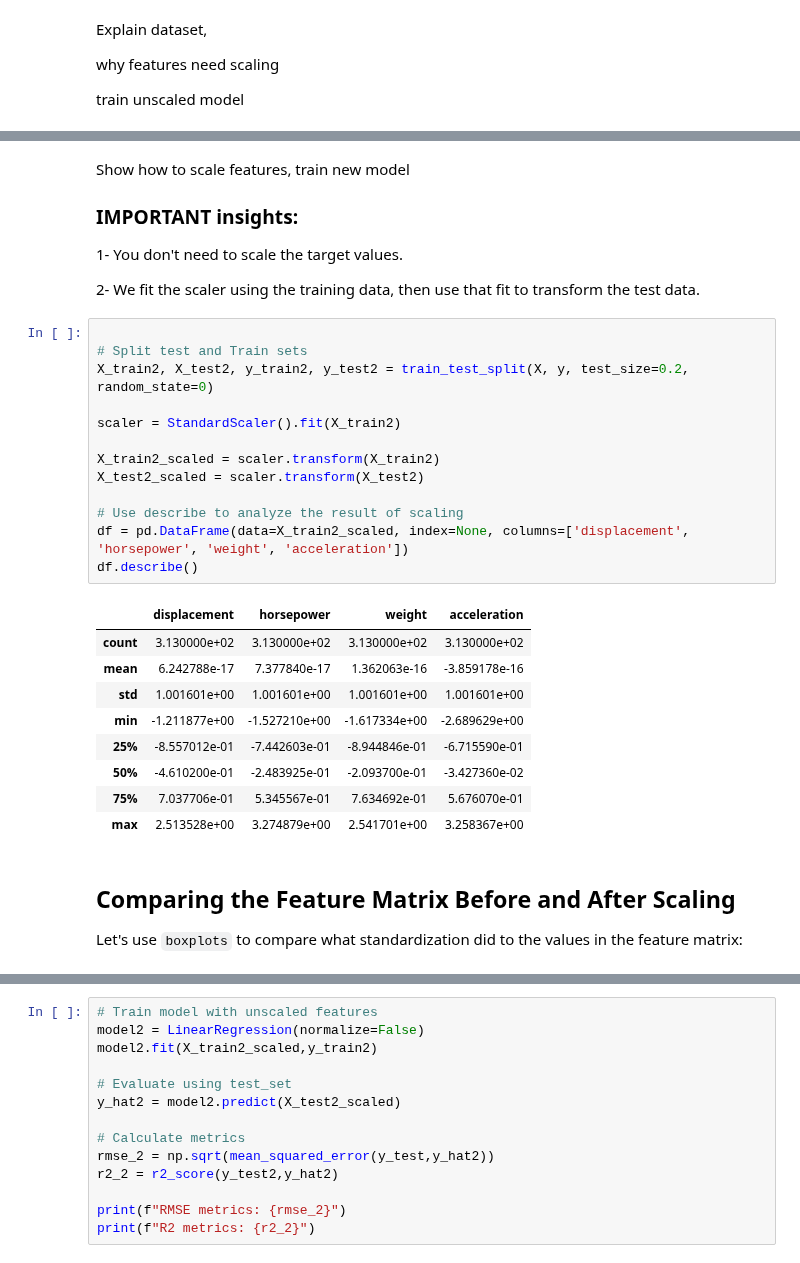
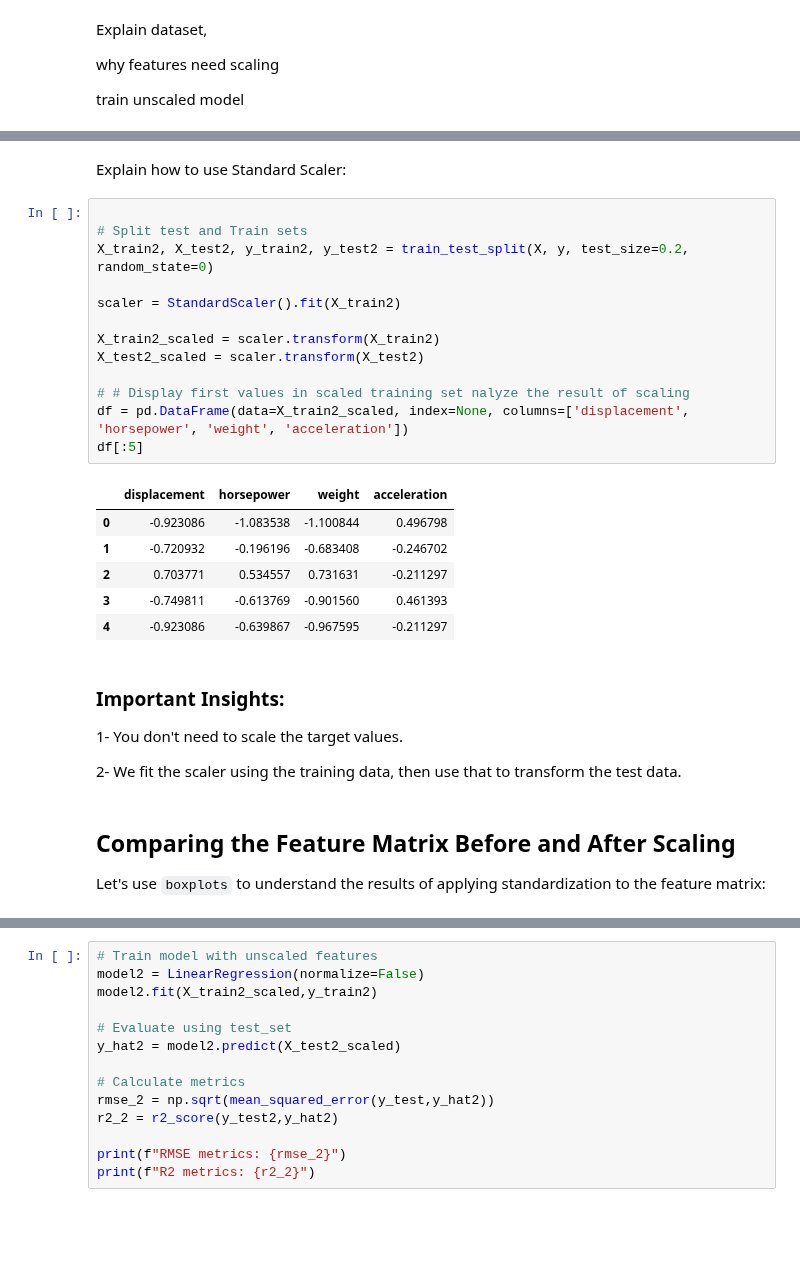
Before and after one commit to MicrosoftDocs/mslearn-introduction-to-machine-learning, a Jupyter notebook: 1b - unit 07.ipynb, the cells around one changed output, grey strips where cells are left out. Saved outputs shown, nothing was run; the diff lists cells and outputs as text; blank space fills up the shorter version.

```diff
--- a/1b - unit 07.ipynb
+++ b/1b - unit 07.ipynb
@@ -101,38 +104,34 @@ R2 metrics: 0.4327943749210519
+# %% [markdown]
+Explain how to use Standard Scaler:
+# %%
+
+# Split test and Train sets
+X_train2, X_test2, y_train2, y_test2 = train_test_split(X, y, test_size=0.2, random_state=0)
+
+scaler = StandardScaler().fit(X_train2)
+
+X_train2_scaled = scaler.transform(X_train2)
+X_test2_scaled = scaler.transform(X_test2)
+
+# # Display first values in scaled training set nalyze the result of scaling
+df = pd.DataFrame(data=X_train2_scaled, index=None, columns=['displacement', 'horsepower', 'weight', 'acceleration'])
+df[:5]
+# %% [output]
+|  | displacement | horsepower | weight | acceleration |
+| 0 | -0.923086 | -1.083538 | -1.100844 | 0.496798 |
+| 1 | -0.720932 | -0.196196 | -0.683408 | -0.246702 |
+| 2 | 0.703771 | 0.534557 | 0.731631 | -0.211297 |
+| 3 | -0.749811 | -0.613769 | -0.901560 | 0.461393 |
+| 4 | -0.923086 | -0.639867 | -0.967595 | -0.211297 |
 # %% [markdown]
-Show how to scale features, train new  model
-
-
-### IMPORTANT insights:
+### Important Insights:
 
 1- You don't need to scale the target values.
 
-2- We fit the scaler using the training data, then use that fit to transform the test data.
+2- We fit the scaler using the training data, then use that to transform the test data.
-# %%
-
-# Split test and Train sets
-X_train2, X_test2, y_train2, y_test2 = train_test_split(X, y, test_size=0.2, random_state=0)
-
-scaler = StandardScaler().fit(X_train2)
-
-X_train2_scaled = scaler.transform(X_train2)
-X_test2_scaled = scaler.transform(X_test2)
-
-# Use describe to analyze the result of scaling
-df = pd.DataFrame(data=X_train2_scaled, index=None, columns=['displacement', 'horsepower', 'weight', 'acceleration'])
-df.describe()
-# %% [output]
-|  | displacement | horsepower | weight | acceleration |
-| count | 3.130000e+02 | 3.130000e+02 | 3.130000e+02 | 3.130000e+02 |
-| mean | 6.242788e-17 | 7.377840e-17 | 1.362063e-16 | -3.859178e-16 |
-| std | 1.001601e+00 | 1.001601e+00 | 1.001601e+00 | 1.001601e+00 |
-| min | -1.211877e+00 | -1.527210e+00 | -1.617334e+00 | -2.689629e+00 |
-| 25% | -8.557012e-01 | -7.442603e-01 | -8.944846e-01 | -6.715590e-01 |
-| 50% | -4.610200e-01 | -2.483925e-01 | -2.093700e-01 | -3.427360e-02 |
-| 75% | 7.037706e-01 | 5.345567e-01 | 7.634692e-01 | 5.676070e-01 |
-| max | 2.513528e+00 | 3.274879e+00 | 2.541701e+00 | 3.258367e+00 |
 # %% [markdown]
 ## Comparing the Feature Matrix Before and After Scaling
 
-Let's use `boxplots` to compare what standardization did to the values in the feature matrix:
+Let's use `boxplots` to understand the results of applying standardization to the feature matrix:
 # %%
 # compare boxplots of data
```
Also changed, not shown: parts of 9 cells of this notebook, 1 other file.
